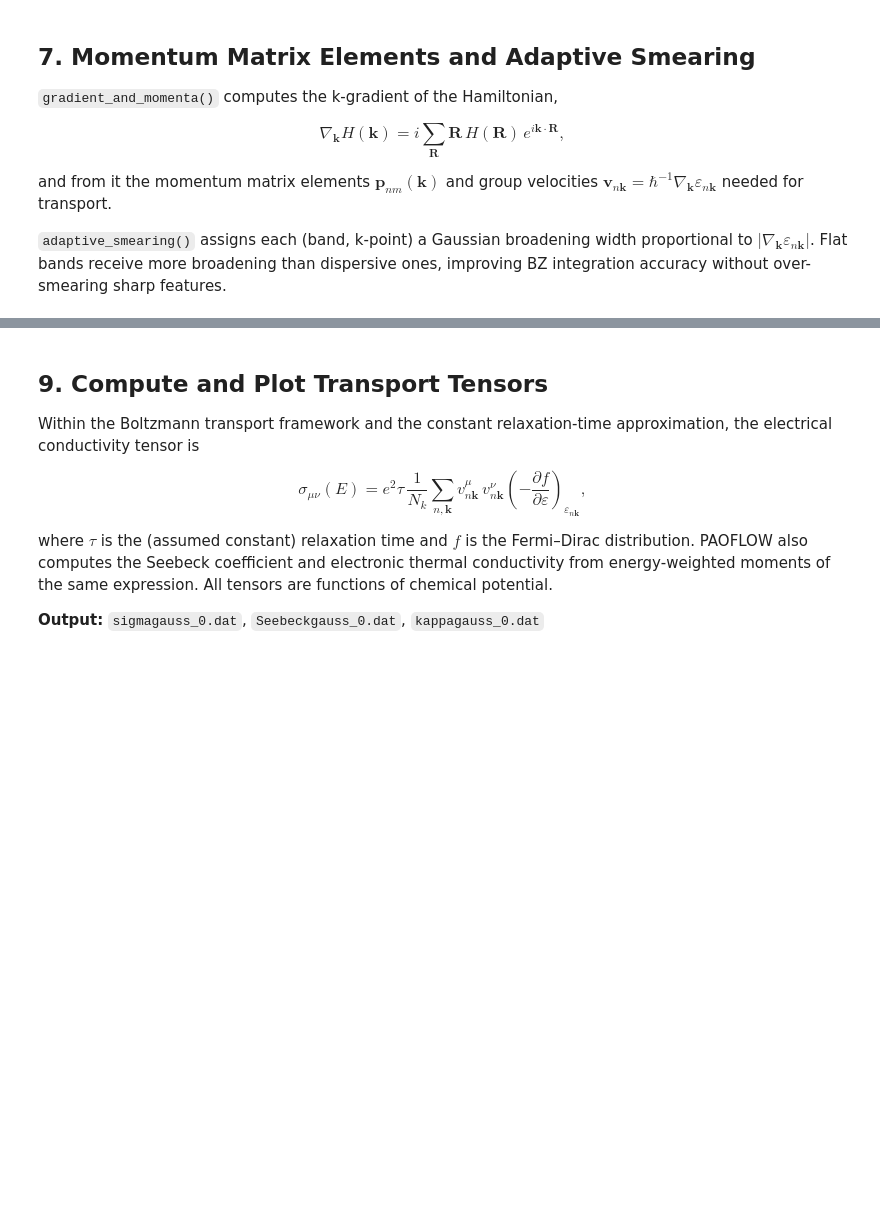
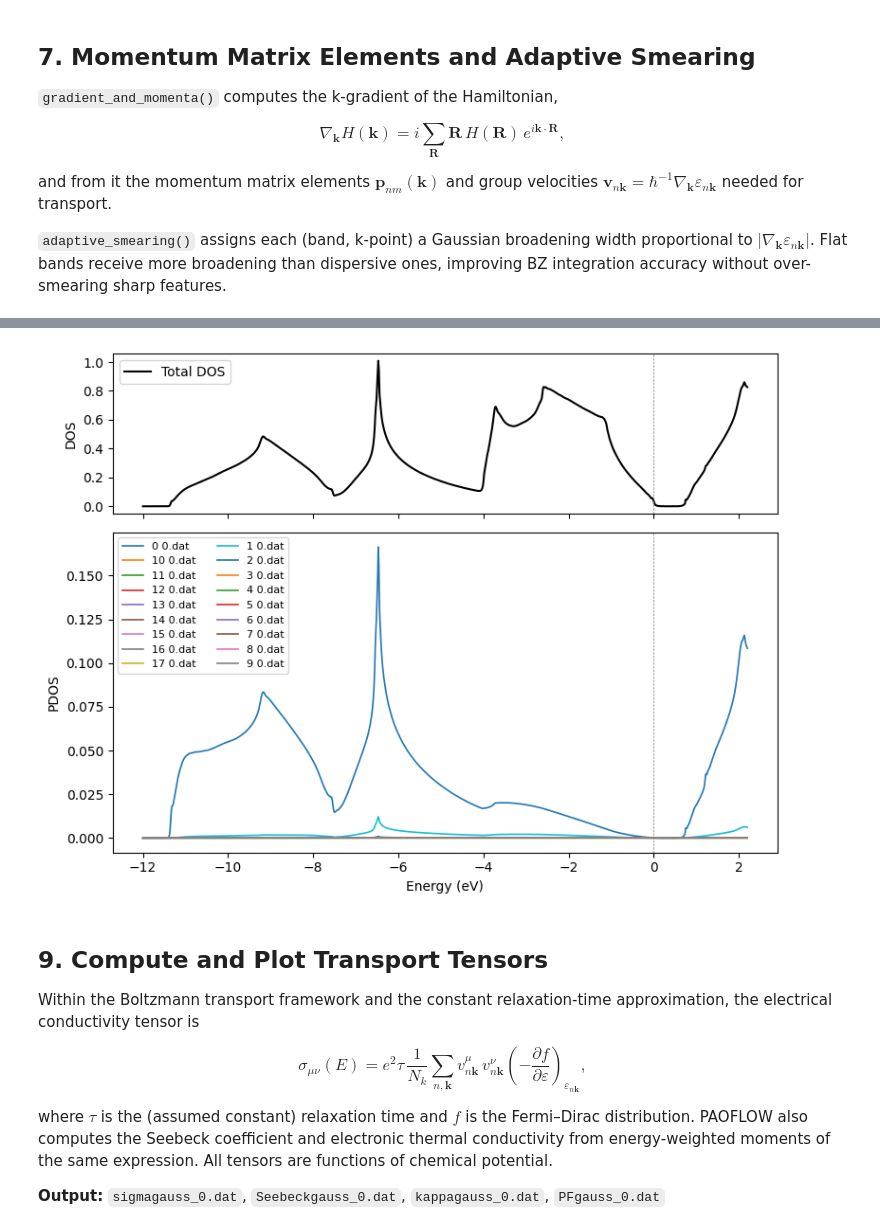
Before and after one commit to marcobn/PAOFLOW, a Jupyter notebook: docs/tutorials/tutorial01.ipynb, the cells around one changed output, grey strips where cells are left out. Cells and saved outputs as stored; diff of their text form; code cells hidden in the pictures; blank space fills up the shorter version.

```diff
--- a/docs/tutorials/tutorial01.ipynb
+++ b/docs/tutorials/tutorial01.ipynb
@@ -177,3 +234,37 @@ else:
+# %%
+# ----- total DOS -----
+dos_file = Path(outputdir) / 'dosdk_0.dat'
+dos_data = np.loadtxt(dos_file)
+
+# ----- PDOS files -----
+pdos_files = sorted(Path(outputdir).glob('*_pdosdk_*'))
+
+fig, (ax_dos, ax_pdos) = plt.subplots(
+    2, 1, figsize=(8, 6), sharex=True, gridspec_kw={'height_ratios': [1, 2]}
+)
+
+# Total DOS
+ax_dos.plot(dos_data[:, 0], dos_data[:, 1], lw=1.5, color='k', label='Total DOS')
+ax_dos.axvline(0, color='gray', ls='--', lw=0.5)
+ax_dos.set_ylabel('DOS')
+ax_dos.legend()
+
+# PDOS
+for f in pdos_files:
+    data = np.loadtxt(f)
+
+    label = f.name.replace('_pdosdk_', ' ')
+    ax_pdos.plot(data[:, 0], data[:, 1], lw=1.2, label=label)
+
+ax_pdos.axvline(0, color='gray', ls='--', lw=0.5)
+ax_pdos.set_xlabel('Energy (eV)')
+ax_pdos.set_ylabel('PDOS')
+ax_pdos.legend(fontsize=8, ncol=2)
+
+plt.tight_layout()
+plt.show()
+# %% [output]
+[figure, added]
 # %% [markdown]
 ## 9. Compute and Plot Transport Tensors
 
@@ -183,7 +274,7 @@ $$\sigma_{\mu\nu}(E) = e^2\tau\,\frac{1}{N_k}\sum_{n,\mathbf{k}} v^\mu_{n\mathbf
 
 where $\tau$ is the (assumed constant) relaxation time and $f$ is the Fermi–Dirac distribution. PAOFLOW also computes the Seebeck coefficient and electronic thermal conductivity from energy-weighted moments of the same expression. All tensors are functions of chemical potential.
 
-**Output:** `sigmagauss_0.dat`, `Seebeckgauss_0.dat`, `kappagauss_0.dat`
+**Output:** `sigmagauss_0.dat`, `Seebeckgauss_0.dat`, `kappagauss_0.dat`, `PFgauss_0.dat`
 # %%
 paoflow.transport(emin=-12.0, emax=2.2)
 paoflow.finish_execution()
```
Also changed, not shown: parts of 23 cells of this notebook.
